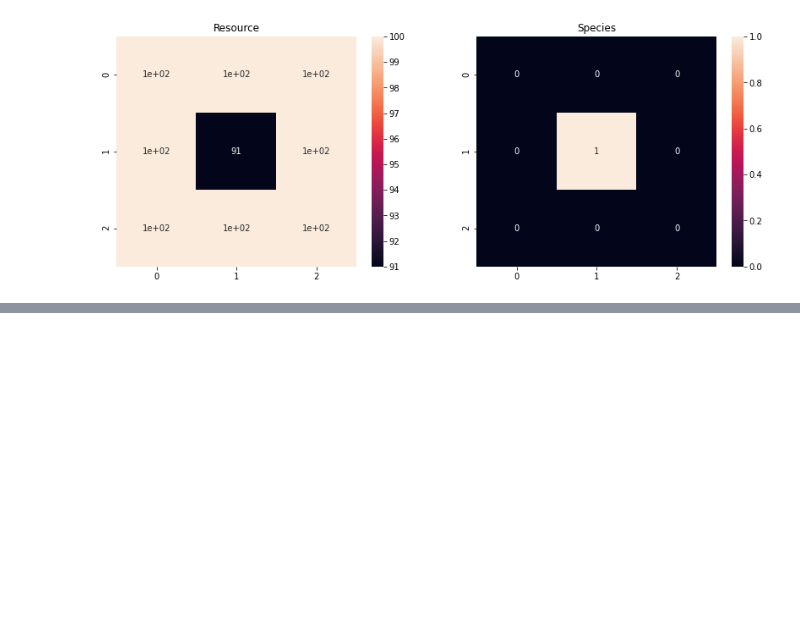
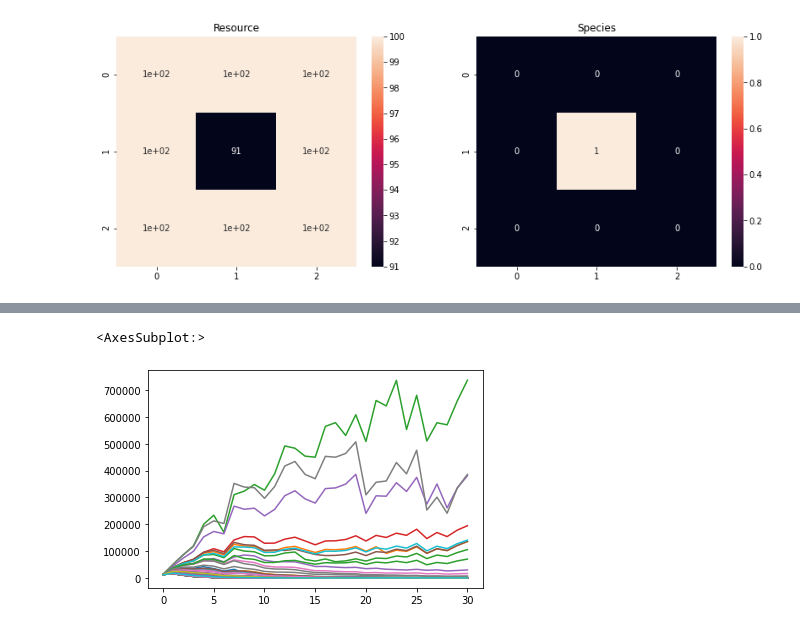
Before and after one commit to namaph/namaph, a Jupyter notebook: example-notebooks/NewSim.ipynb, the cells around one changed output, grey strips where cells are left out. Cells and saved outputs as stored; diff of their text form; code cells hidden in the pictures; blank space fills up the shorter version.

```diff
--- a/example-notebooks/NewSim.ipynb
+++ b/example-notebooks/NewSim.ipynb
@@ -134,0 +155,17 @@ b[100].heatmap()
+# %%
+b = [system]
+for i in range(30):
+  system = grow(system, p)
+  system = seed(system, p)
+  system = harvest(system, p)
+  b.append(system)
+
+result = pd.DataFrame(
+  [[_b.species.sum(1).sum(1)[i] for _b in b] for i in range(len(system.species))],
+  index = [f"p_{i}" for i in range(len(system.species))]
+).T
+
+result.plot(legend=None)
+# %% [output]
+<AxesSubplot:>
+[figure, added]
```
Also changed, not shown: parts of 12 cells of this notebook, 3 other files.
